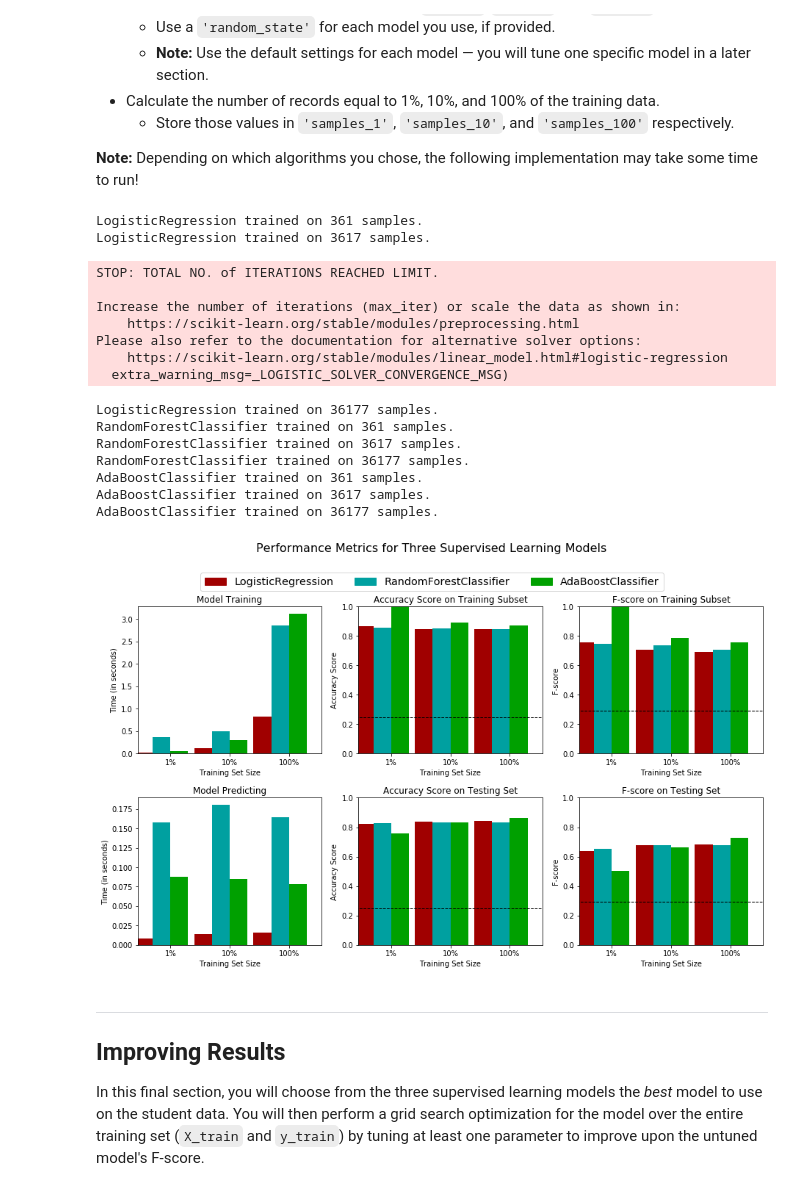
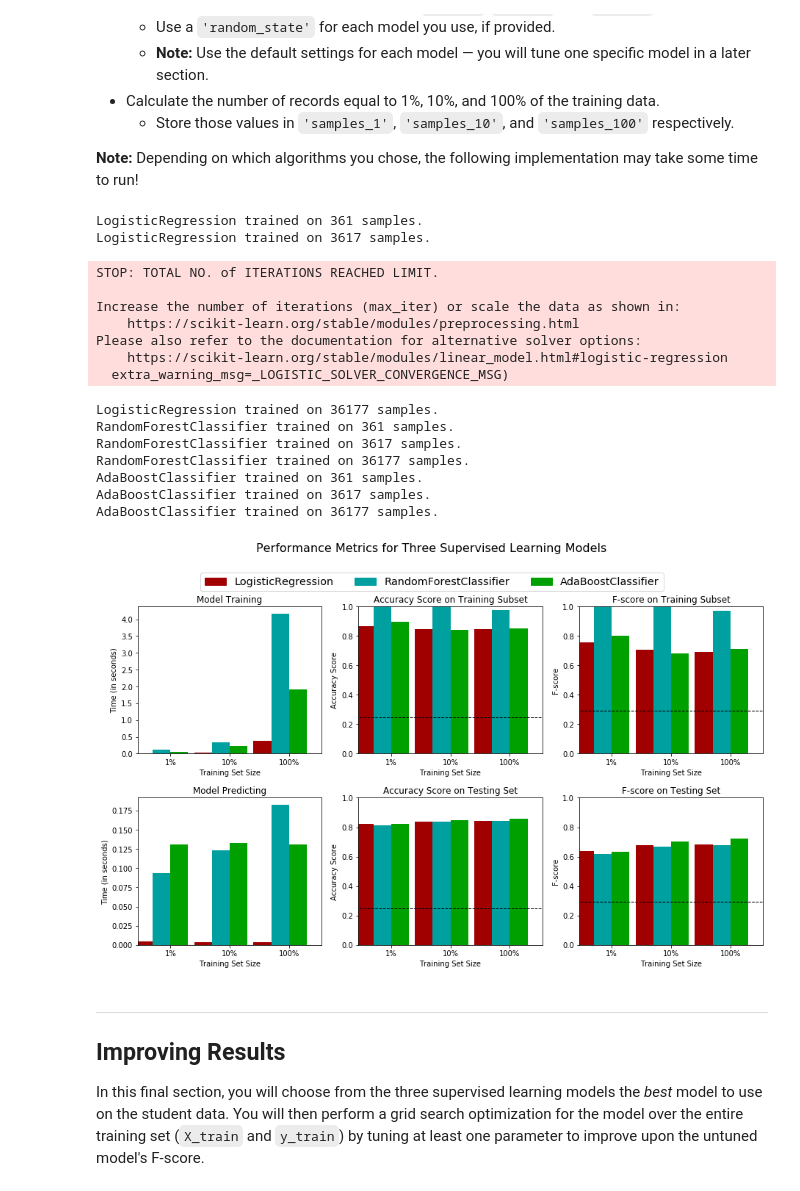
Before and after one commit to oguzkaan-mavice/Charity-ML-Udacity, a Jupyter notebook: Charity ML Project/finding_donors.ipynb, the cells around one changed output. Drawn from its saved outputs; the diff is of its cells as text; code cells hidden in the pictures.

```diff
--- a/Charity ML Project/finding_donors.ipynb
+++ b/Charity ML Project/finding_donors.ipynb
@@ -454,8 +454,8 @@ from sklearn.tree import DecisionTreeClassifier
 
 # TODO: Initialize the three models
 clf_A = LogisticRegression(random_state=0)
-clf_B = RandomForestClassifier(max_depth=5,random_state=0)
-clf_C = AdaBoostClassifier(DecisionTreeClassifier(max_depth=5),n_estimators=10, learning_rate=1.0,random_state=0)
+clf_B = RandomForestClassifier(random_state=0)
+clf_C = AdaBoostClassifier(random_state=0)
 
 # TODO: Calculate the number of samples for 1%, 10%, and 100% of the training data
 # HINT: samples_100 is the entire training set i.e. len(y_train)
@@ -466,34 +466,34 @@ samples_10 = int(len(y_train)/10)
 samples_1 = int(len(y_train)/100)
 
 # Collect results on the learners
 results = {}
 for clf in [clf_A, clf_B, clf_C]:
     clf_name = clf.__class__.__name__
     results[clf_name] = {}
     for i, samples in enumerate([samples_1, samples_10, samples_100]):
         results[clf_name][i] = \
         train_predict(clf, samples, X_train, y_train, X_test, y_test)
 
 # Run metrics visualization for the three supervised learning models chosen
 vs.evaluate(results, accuracy, fscore)
 # %% [output]
 LogisticRegression trained on 361 samples.
 LogisticRegression trained on 3617 samples.
 STOP: TOTAL NO. of ITERATIONS REACHED LIMIT.
 
 Increase the number of iterations (max_iter) or scale the data as shown in:
     https://scikit-learn.org/stable/modules/preprocessing.html
 Please also refer to the documentation for alternative solver options:
     https://scikit-learn.org/stable/modules/linear_model.html#logistic-regression
   extra_warning_msg=_LOGISTIC_SOLVER_CONVERGENCE_MSG)
 LogisticRegression trained on 36177 samples.
 RandomForestClassifier trained on 361 samples.
 RandomForestClassifier trained on 3617 samples.
 RandomForestClassifier trained on 36177 samples.
 AdaBoostClassifier trained on 361 samples.
 AdaBoostClassifier trained on 3617 samples.
 AdaBoostClassifier trained on 36177 samples.
-[figure, old version]
+[figure, new version]
 # %% [markdown]
 ----
 ## Improving Results
```
Also changed, not shown: parts of 11 cells of this notebook.
